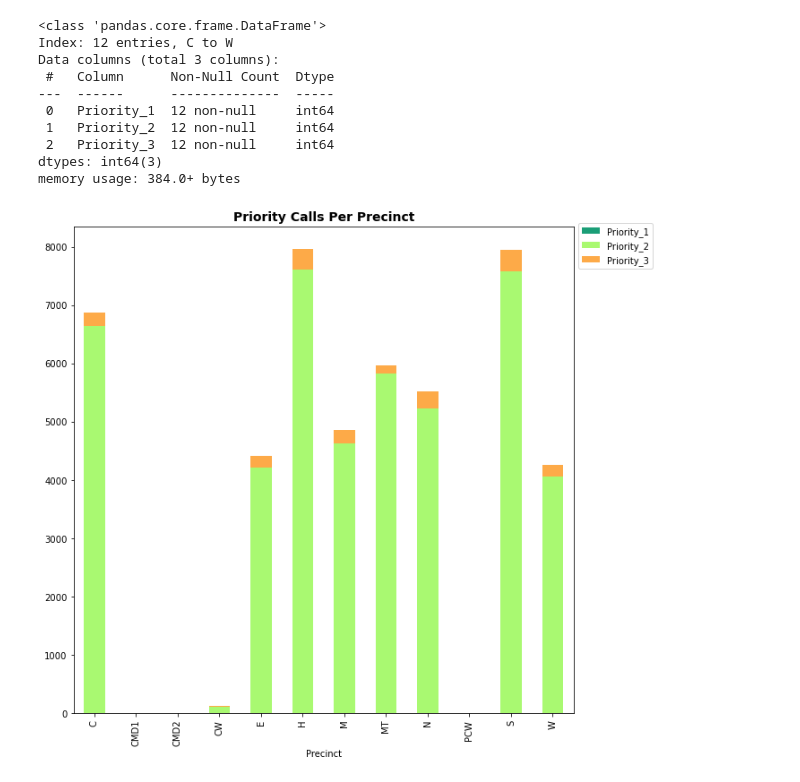
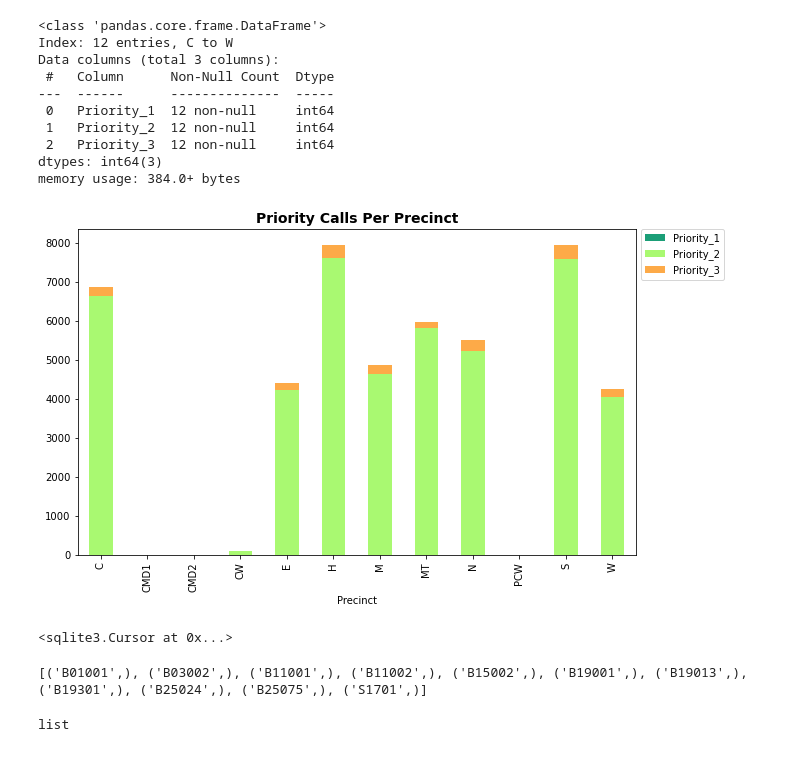
Before and after one commit to kyman90/partners_in_care-dda6-key_lime, a Jupyter notebook: Notebooks/Partner_In_Care_Analysis.ipynb, the cells around one changed output. Drawn from its saved outputs; the diff is of its cells as text; code cells hidden in the pictures.

```diff
--- a/Notebooks/Partner_In_Care_Analysis.ipynb
+++ b/Notebooks/Partner_In_Care_Analysis.ipynb
@@ -164,12 +169,12 @@ Data columns (total 3 columns):
 dtypes: int64(3)
 memory usage: 384.0+ bytes
 # %%
-fig, ax = plt.subplots(figsize=(10,10))
+fig, ax = plt.subplots(figsize=(10,6))
 precinct_priority.plot(kind='bar', stacked=True, ax=ax, color = ['#1b9e77', '#a9f971', '#fdaa48'])
 plt.legend(bbox_to_anchor = (1, 1.015), loc = 'upper left')
 plt.title('Priority Calls Per Precinct',
          fontsize = 14,
          fontweight = 'bold')
 plt.show()
 # %% [output]
-[figure, old version]
+[figure, new version]
@@ -175,0 +184,9 @@ plt.show()
+# %%
+cur.execute("SELECT name FROM sqlite_master WHERE type='table' ORDER BY name;")
+# %% [output]
+<sqlite3.Cursor at 0x...>
+# %%
+available_tables = (cur.fetchall())
+print(available_tables)
+# %% [output]
+[('B01001',), ('B03002',), ('B11001',), ('B11002',), ('B15002',), ('B19001',), ('B19013',), ('B19301',), ('B25024',), ('B25075',), ('S1701',)]
@@ -175,0 +197,4 @@ plt.show()
+# %%
+type(pop_age_sex)
+# %% [output]
+list
```
Also changed, not shown: parts of 10 cells of this notebook.
